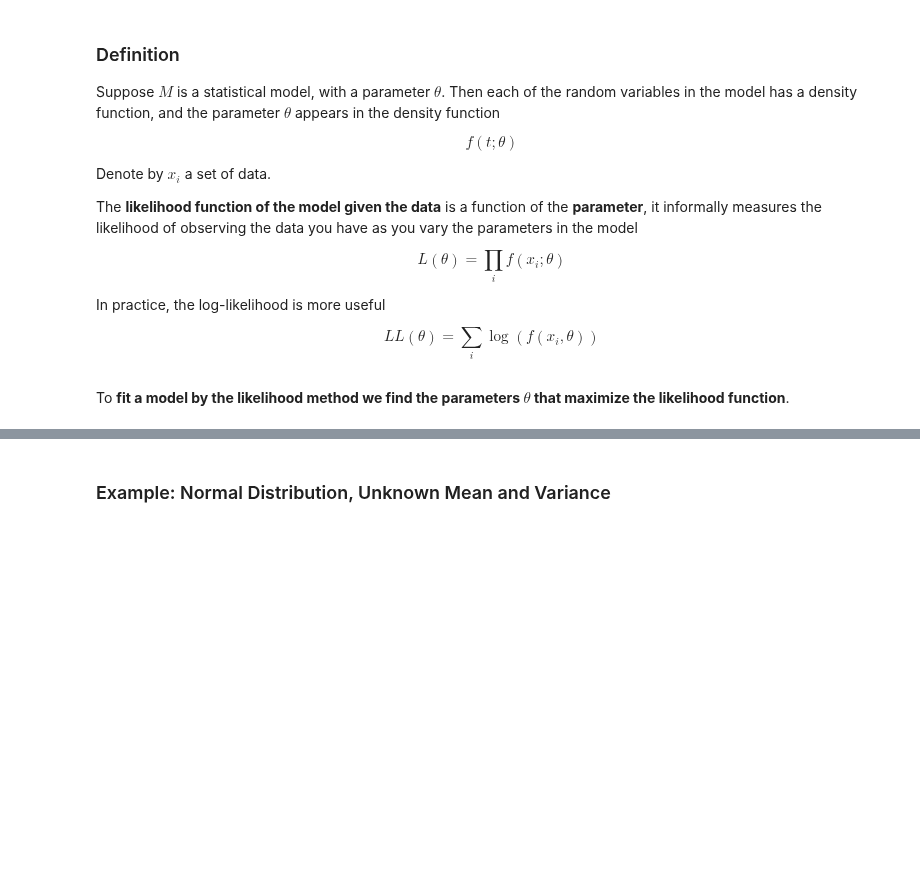
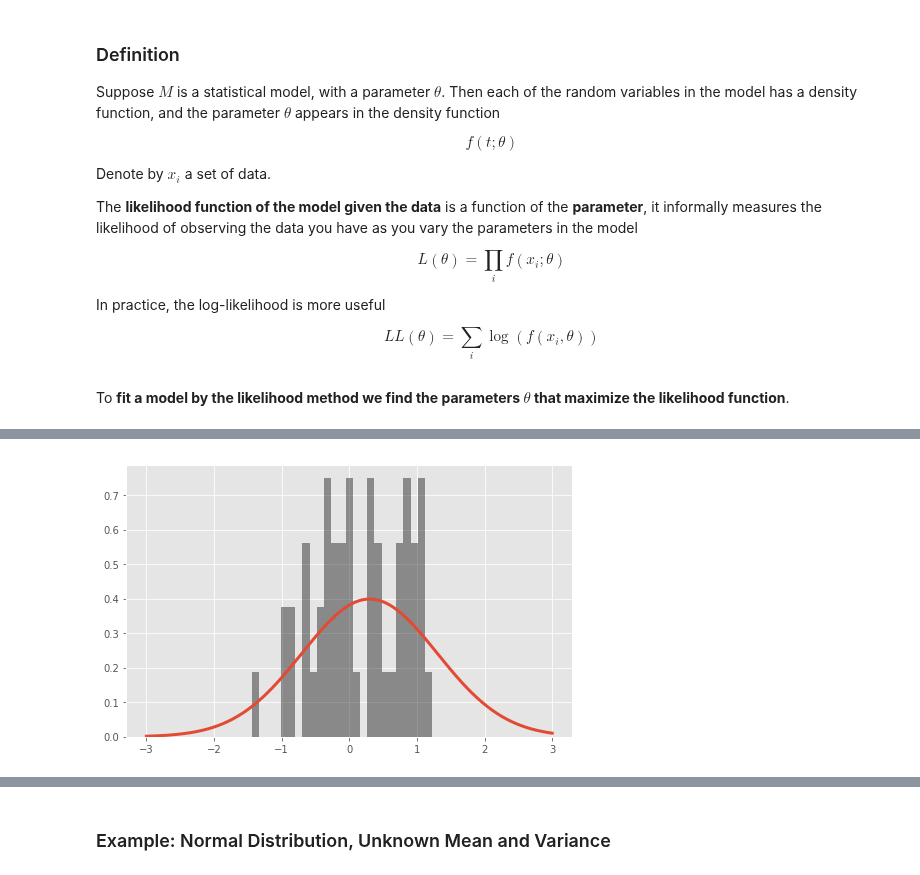
Before and after one commit to wmarshall484/DSI_LECTURES_2, a Jupyter notebook: estimation-sampling/matt_drury/estimation.ipynb, the cells around one changed output, grey strips where cells are left out. Saved outputs shown, nothing was run; the diff lists cells and outputs as text; code cells hidden in the pictures; blank space fills up the shorter version.

```diff
--- a/estimation-sampling/matt_drury/estimation.ipynb
+++ b/estimation-sampling/matt_drury/estimation.ipynb
@@ -652,0 +470,7 @@ To **fit a model by the likelihood method we find the parameters $\theta$ that m
+# %%
+fit_one_param_model = spl.Normal(mu_hat, 1.0)
+
+fig, ax = plt.subplots(1, figsize=(8, 5))
+superimpose_pdf_of_fit_model(data, fit_one_param_model, ax)
+# %% [output]
+[figure, added]
```
Also changed, not shown: parts of 68 cells of this notebook.
